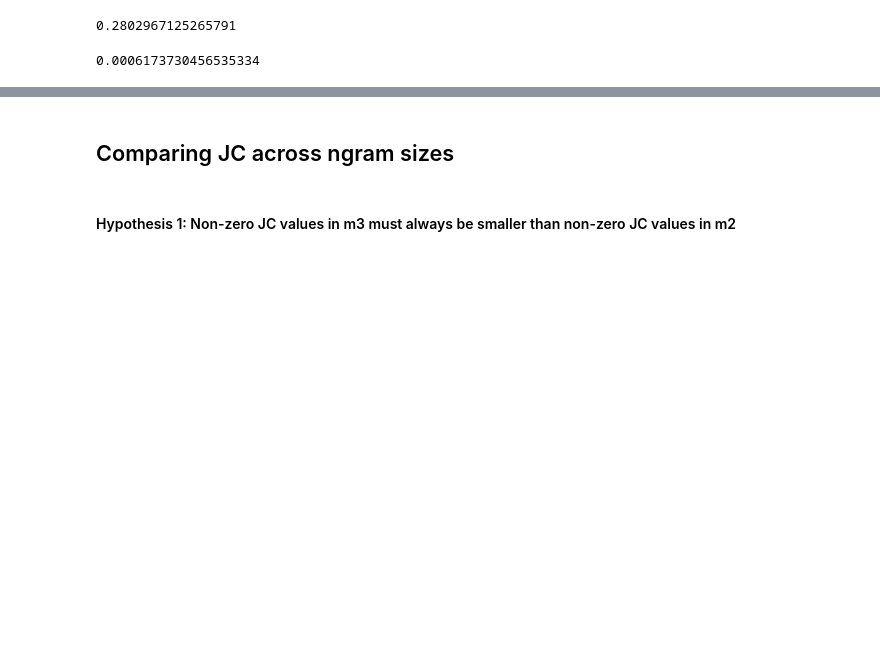
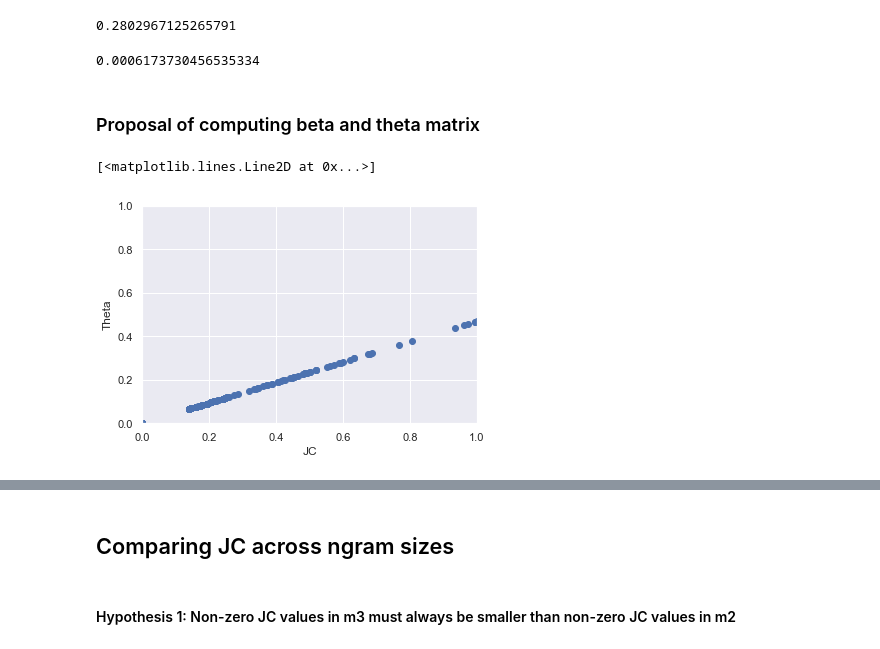
Before and after one commit to mitdbg/fuzzylazo, a Jupyter notebook: beta-matrix-analysis.ipynb, the cells around one changed output, grey strips where cells are left out. Cells and saved outputs as stored; diff of their text form; code cells hidden in the pictures; blank space fills up the shorter version.

Commit message:
working on devising beta matrix

```diff
--- a/beta-matrix-analysis.ipynb
+++ b/beta-matrix-analysis.ipynb
@@ -60,3 +70,21 @@ max(avg_jc_per_column)
 min(avg_jc_per_column)
 # %% [output]
 0.0006173730456535334
+# %% [markdown]
+### Proposal of computing beta and theta matrix
+# %%
+theta_matrix = []
+for row in matrix:
+    aggr_jc = sum(row)
+    total_d = len(row)
+    if aggr_jc > 0:
+        beta = math.log((total_d/aggr_jc))
+        theta_row = []
+        for jc in row:
+            theta = (jc * beta) / math.log(total_d)
+            theta_row.append(theta)
+    else:
+        theta_row = [0 for jc in row]
+    theta_matrix.append(theta_row)
+# %%
+theta_matrix = np.asarray(theta_matrix)
@@ -62,0 +94,10 @@ min(avg_jc_per_column)
+# %%
+fig, ax = plt.subplots()
+plt.ylim((0, 1))
+plt.xlim((0, 1))
+ax.set_xlabel("JC")
+ax.set_ylabel("Theta")
+ax.plot(matrix[1], theta_matrix[1], 'o')
+# %% [output]
+[<matplotlib.lines.Line2D at 0x...>]
+[figure, added]
```
Also changed, not shown: parts of 10 cells of this notebook, 2 other files.
